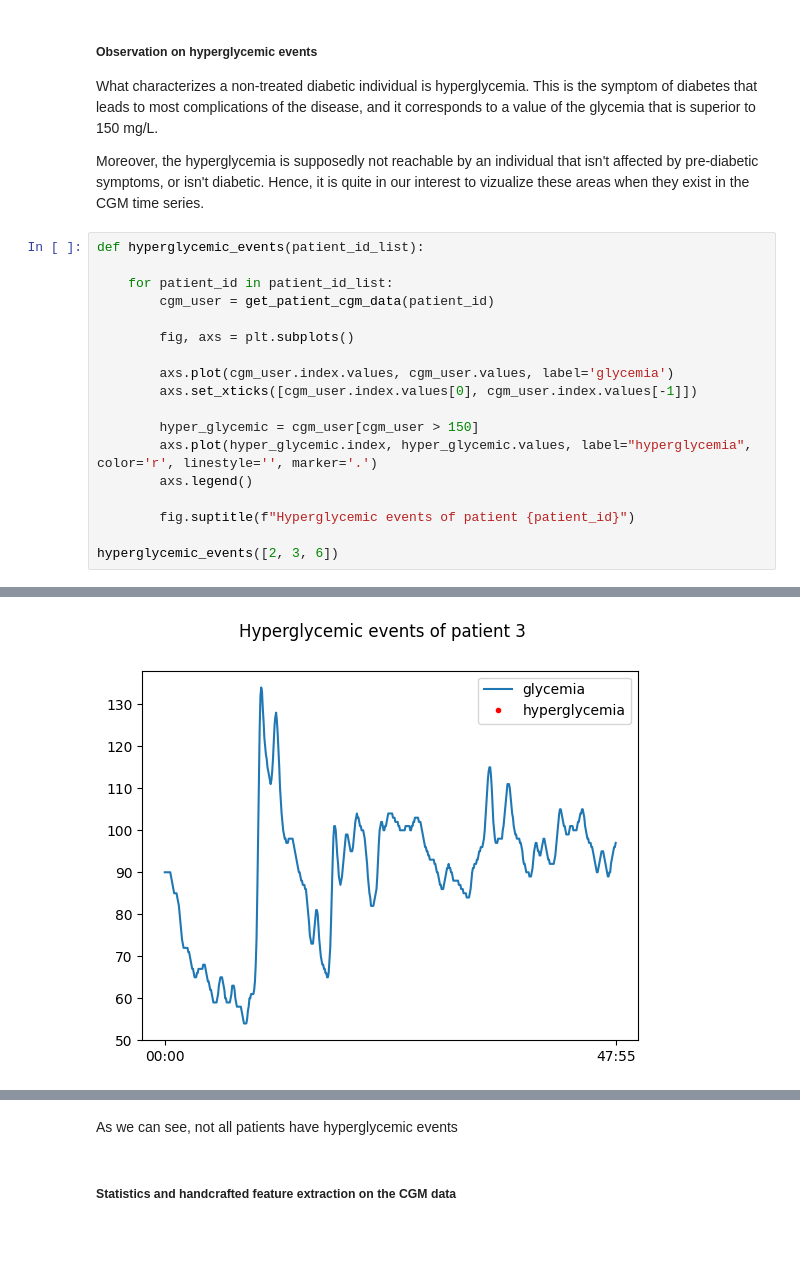
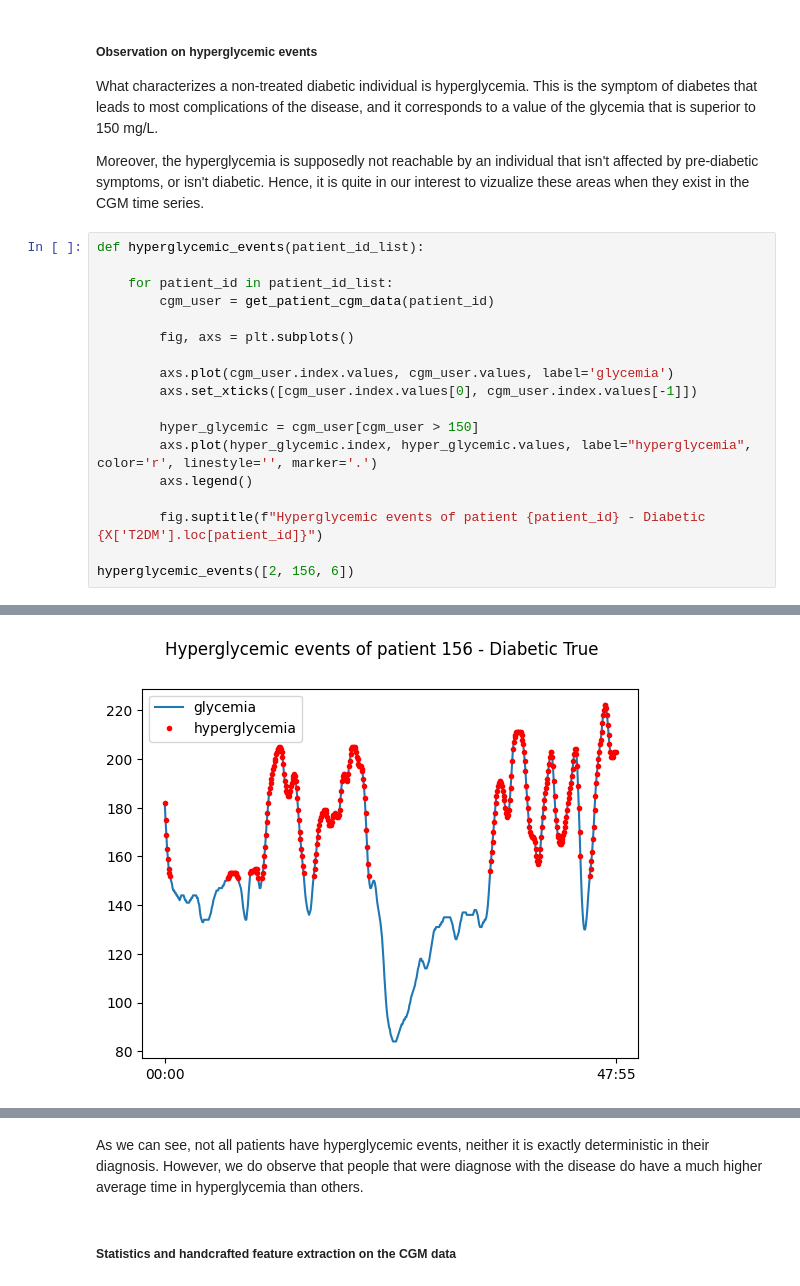
Before and after one commit to AlexandreChaussard/Datacamp-Project, a Jupyter notebook: DT2_starting_kit.ipynb, the cells around one changed output, grey strips where cells are left out. Saved outputs shown, nothing was run; the diff lists cells and outputs as text; blank space fills up the shorter version.

```diff
--- a/DT2_starting_kit.ipynb
+++ b/DT2_starting_kit.ipynb
@@ -421,7 +516,7 @@ def hyperglycemic_events(patient_id_list):
         axs.plot(hyper_glycemic.index, hyper_glycemic.values, label="hyperglycemia", color='r', linestyle='', marker='.')
         axs.legend()
 
-        fig.suptitle(f"Hyperglycemic events of patient {patient_id}")
+        fig.suptitle(f"Hyperglycemic events of patient {patient_id} - Diabetic {X['T2DM'].loc[patient_id]}")
 
-hyperglycemic_events([2, 3, 6])
+hyperglycemic_events([2, 156, 6])
 # %% [output]
@@ -429 +524 @@ hyperglycemic_events([2, 3, 6])
-[figure, old version]
+[figure, new version]
@@ -431,5 +526,5 @@ hyperglycemic_events([2, 3, 6])
-# %% [markdown]
-As we can see, not all patients have hyperglycemic events
+# %% [markdown]
+As we can see, not all patients have hyperglycemic events, neither it is exactly deterministic in their diagnosis. However, we do observe that people that were diagnose with the disease do have a much higher average time in hyperglycemia than others.
 # %% [markdown]
 ##### Statistics and handcrafted feature extraction on the CGM data
 # %% [markdown]
```
Also changed, not shown: parts of 47 cells of this notebook, 3 other files.
